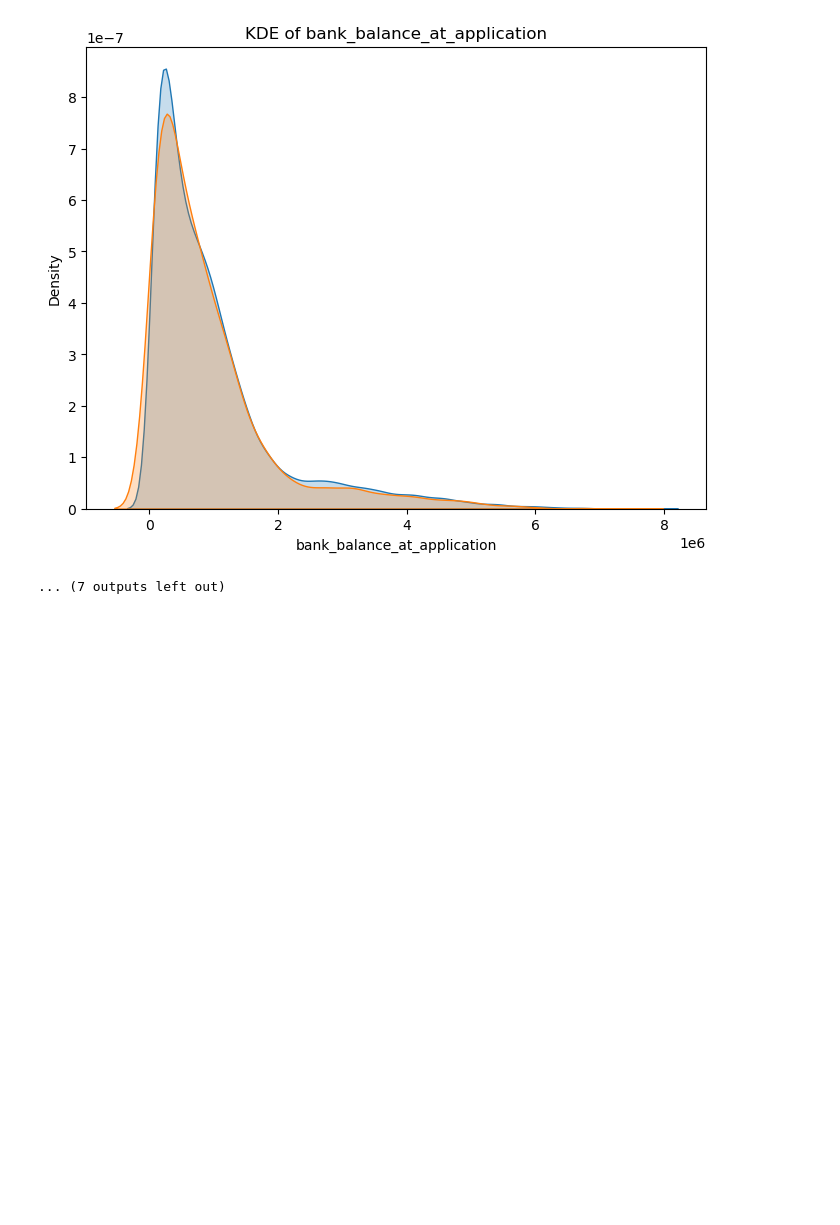
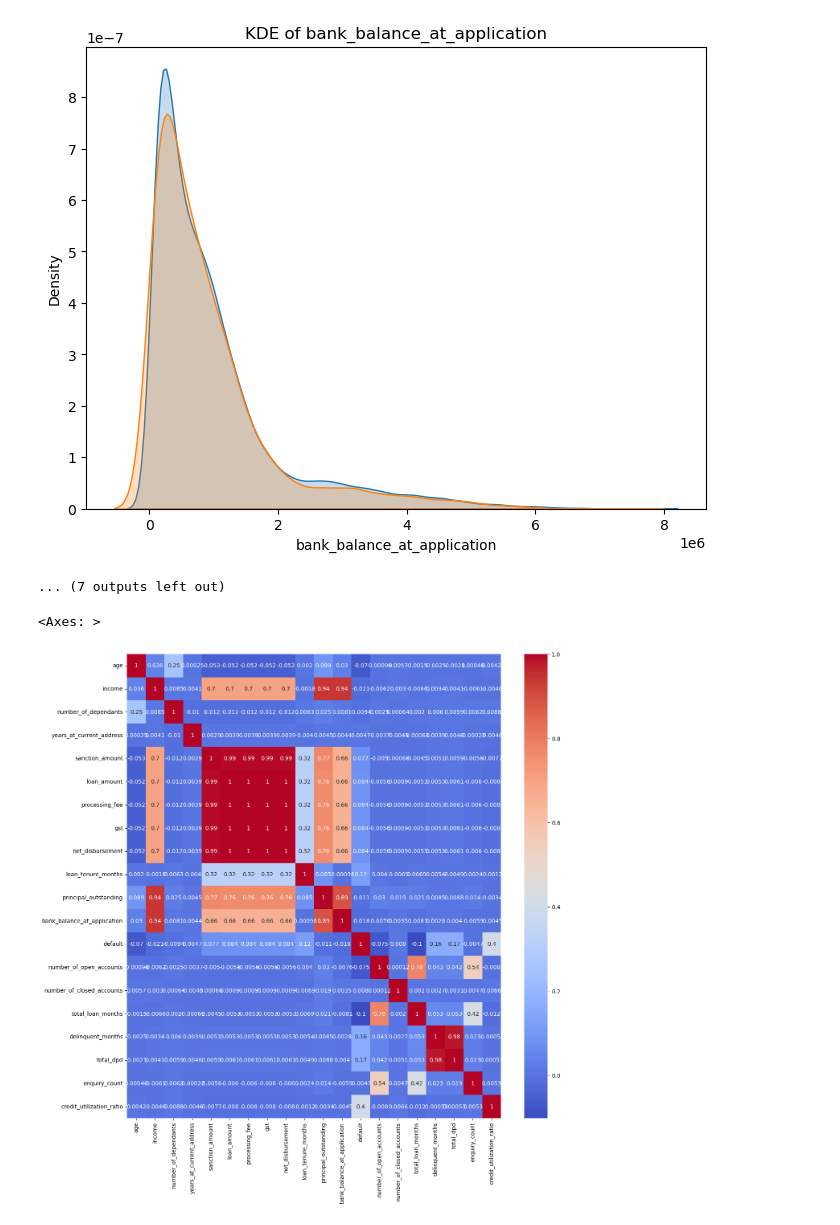
Before and after one commit to JY6299/CR_Modeling_2, a Jupyter notebook: CR_ML_Modeling.ipynb, the cells around one changed output. Cells and saved outputs as stored; diff of their text form; code cells hidden in the pictures; blank space fills up the shorter version.

```diff
--- a/CR_ML_Modeling.ipynb
+++ b/CR_ML_Modeling.ipynb
@@ -286,0 +293,8 @@ for i in df1.select_dtypes(include=['int64','float64']):
+# %%
+#check correlation of predictors
+corr = df1.corr(numeric_only=True)
+plt.figure(figsize=(15,15))
+sns.heatmap(corr,cmap='coolwarm', annot=True)
+# %% [output]
+<Axes: >
+[figure, added]
```
Also changed, not shown: parts of 9 cells of this notebook.
